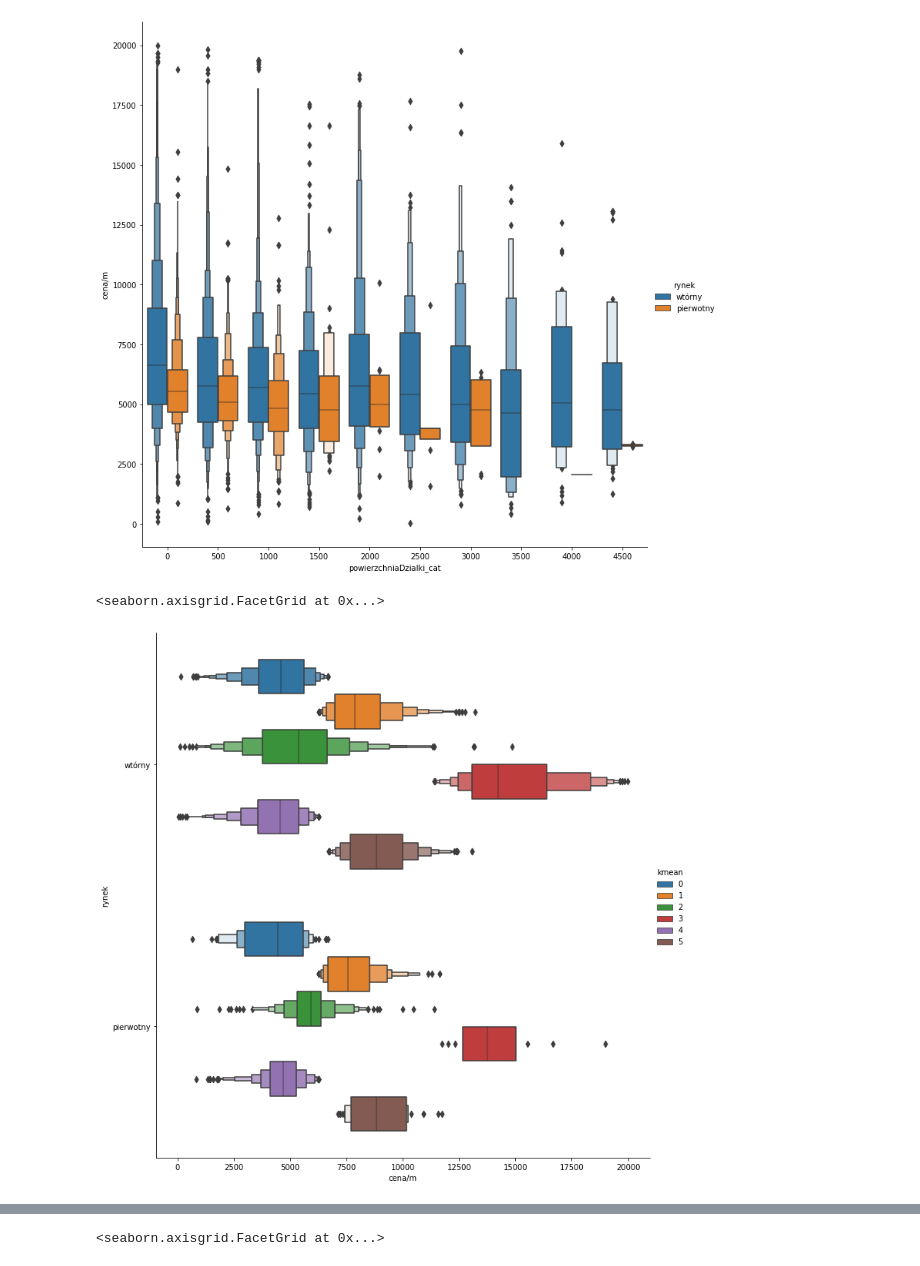
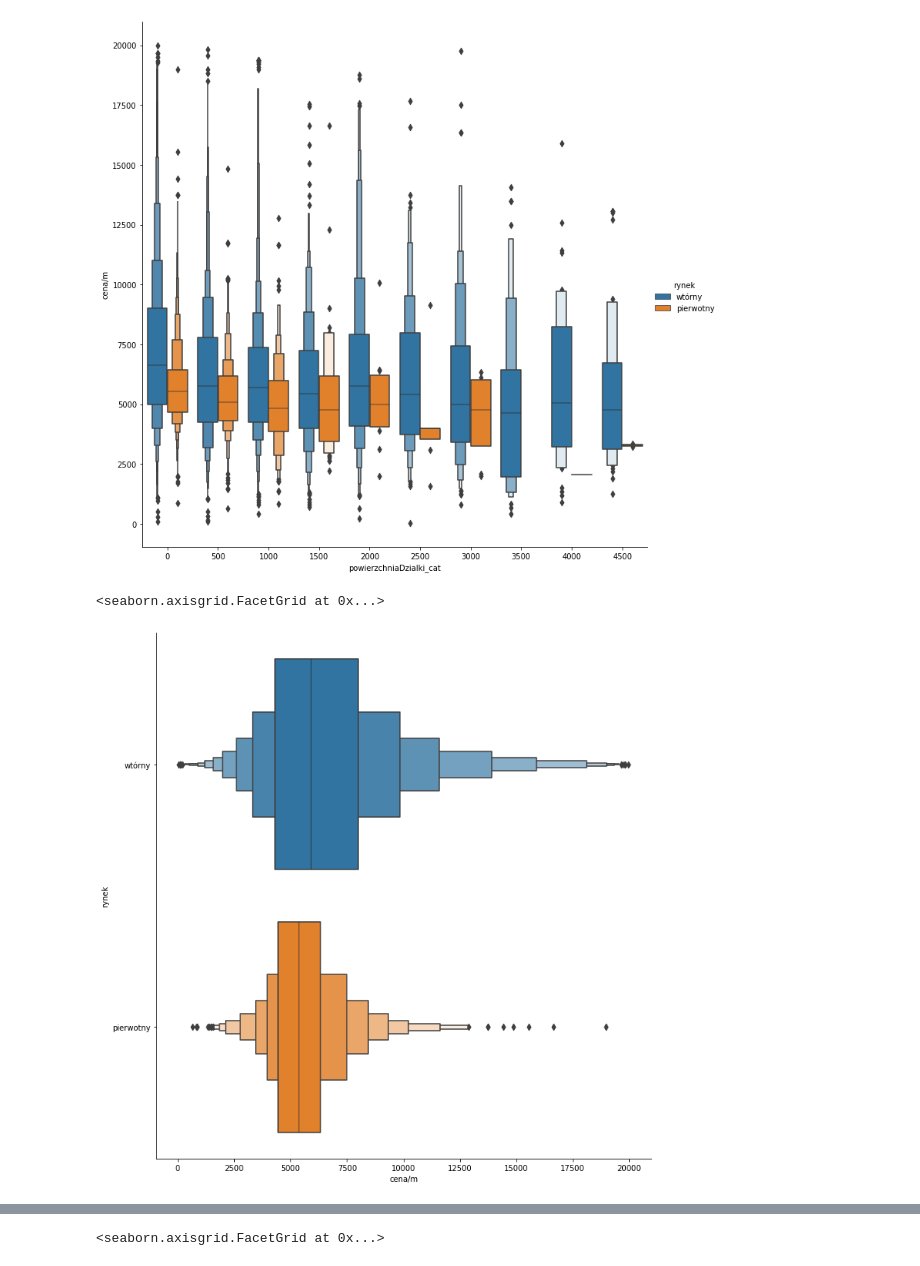
Before and after one commit to KacperGrodecki/Masovian-real-estate, a Jupyter notebook: mazowieckie_colab_rysunki_i_analiza_wczytanie_pliku.ipynb, the cells around one changed output, grey strips where cells are left out. Drawn from its saved outputs; the diff is of its cells as text; code cells hidden in the pictures.

```diff
--- a/mazowieckie_colab_rysunki_i_analiza_wczytanie_pliku.ipynb
+++ b/mazowieckie_colab_rysunki_i_analiza_wczytanie_pliku.ipynb
@@ -257,7 +269,7 @@ sns.catplot(x="powierzchniaDzialki_cat", y="cena/m", hue ='rynek',kind="boxen",
 <seaborn.axisgrid.FacetGrid at 0x...>
 [figure]
 # %%
-sns.catplot(y="rynek", x="cena/m", hue="kmean", kind="boxen", data=final_plots,height=10)
+sns.catplot(y="rynek", x="cena/m",kind="boxen", data=final_plots,height=10)
 # %% [output]
 <seaborn.axisgrid.FacetGrid at 0x...>
-[figure, old version]
+[figure, new version]
```
Also changed, not shown: parts of 8 cells of this notebook.
